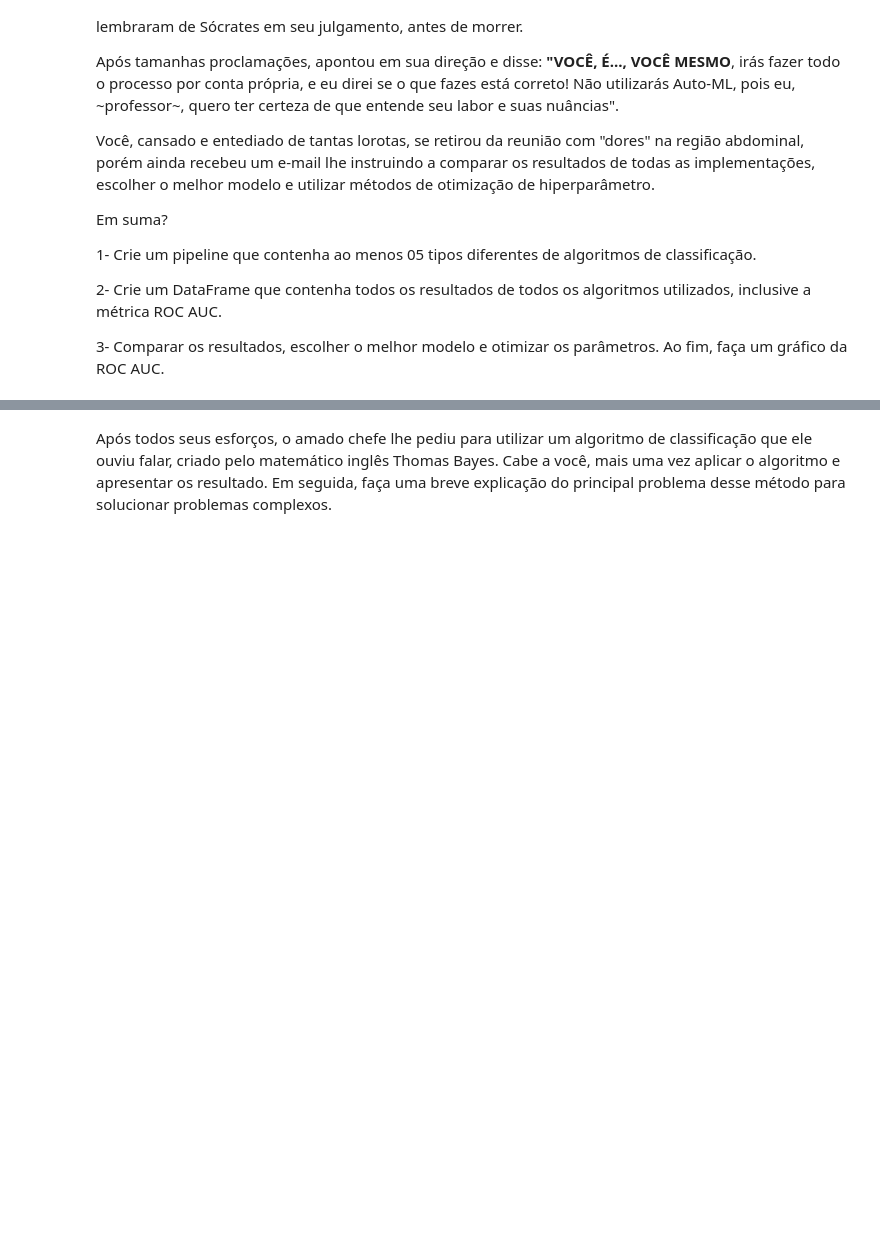
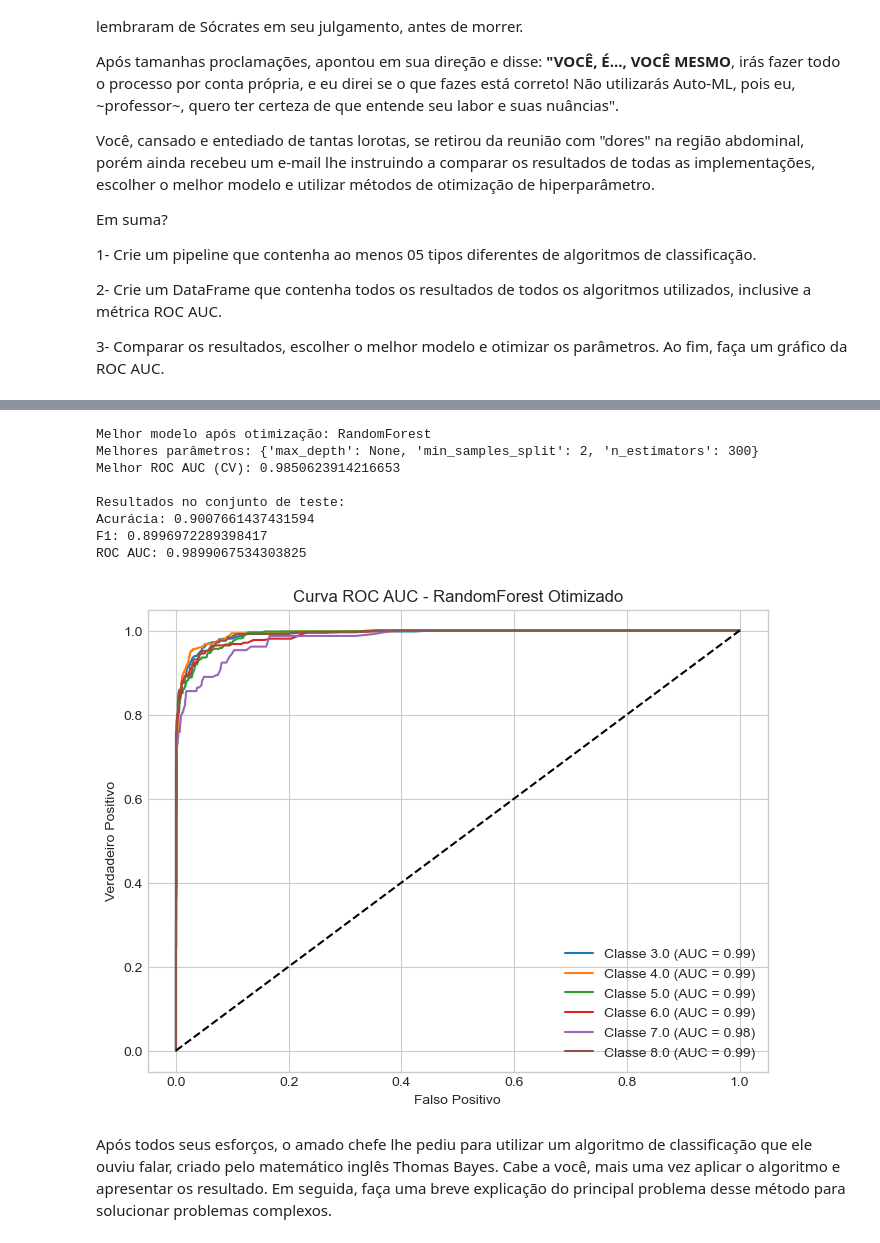
Before and after one commit to gustavo-oliveiraa/Trabalho_Final_Machine_Learning_I, a Jupyter notebook: Parte_II/Trabalho Final - Machine Learning - Classificação.ipynb, the cells around one changed output, grey strips where cells are left out. Cells and saved outputs as stored; diff of their text form; code cells hidden in the pictures; blank space fills up the shorter version.

```diff
--- a/Parte_II/Trabalho Final - Machine Learning - Classificação.ipynb
+++ b/Parte_II/Trabalho Final - Machine Learning - Classificação.ipynb
@@ -315,2 +512,33 @@ df_resultados
+# %%
+# -------------------------------------------
+# Curva ROC AUC
+# -------------------------------------------
+
+# Binarizar labels para problema multiclasse
+classes = sorted(y.unique())
+y_test_bin = label_binarize(y_test, classes=classes)
+y_proba_bin = y_proba
+
+plt.figure(figsize=(8,6))
+for i, classe in enumerate(classes):
+    fpr, tpr, _ = roc_curve(y_test_bin[:, i], y_proba_bin[:, i])
+    plt.plot(fpr, tpr, label=f"Classe {classe} (AUC = {auc(fpr,tpr):.2f})")
+
+plt.plot([0,1], [0,1], "k--")
+plt.xlabel("Falso Positivo")
+plt.ylabel("Verdadeiro Positivo")
+plt.title(f"Curva ROC AUC - {melhor_modelo_nome} Otimizado")
+plt.legend()
+plt.show()
+# %% [output]
+Melhor modelo após otimização: RandomForest
+Melhores parâmetros: {'max_depth': None, 'min_samples_split': 2, 'n_estimators': 300}
+Melhor ROC AUC (CV): 0.9850623914216653
+
+Resultados no conjunto de teste:
+Acurácia: 0.9007661437431594
+F1: 0.8996972289398417
+ROC AUC: 0.9899067534303825
+[figure, added]
 # %% [markdown]
 Após todos seus esforços, o amado chefe lhe pediu para utilizar um algoritmo de classificação que ele ouviu falar, criado pelo matemático inglês Thomas Bayes. Cabe a você, mais uma vez aplicar o algoritmo e apresentar os resultado. Em seguida, faça uma breve explicação do principal problema desse método para solucionar problemas complexos.
```
Also changed, not shown: parts of 24 cells of this notebook.
